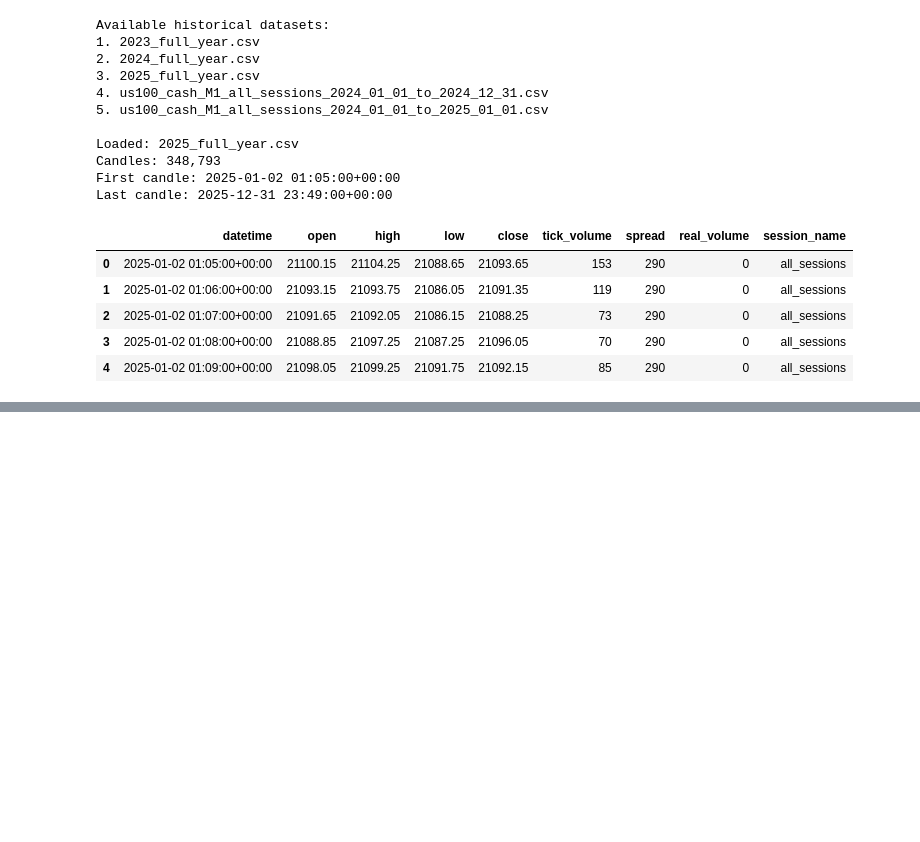
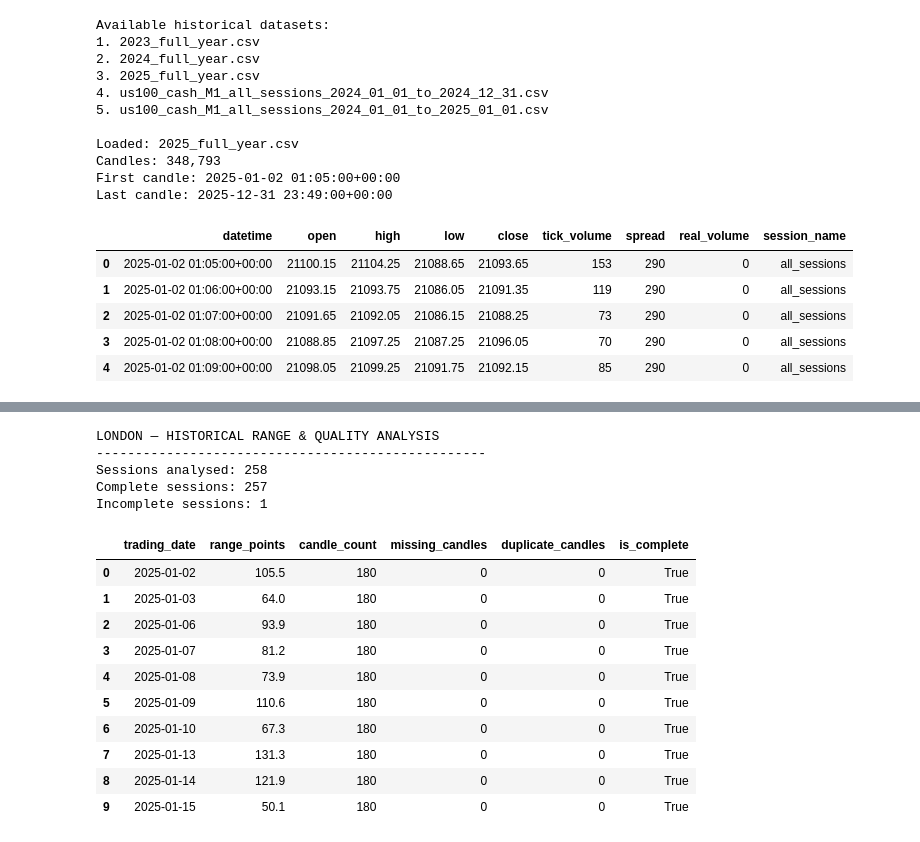
Before and after one commit to oa1013/candle-fetcher, a Jupyter notebook: notebooks/08_daily_session_range_analyzer.ipynb, the cells around one changed output, grey strips where cells are left out. Cells and saved outputs as stored; diff of their text form; code cells hidden in the pictures; blank space fills up the shorter version.

```diff
--- a/notebooks/08_daily_session_range_analyzer.ipynb
+++ b/notebooks/08_daily_session_range_analyzer.ipynb
@@ -71,0 +116,44 @@ Last candle: 2025-12-31 23:49:00+00:00
+# %%
+# Step 2.6 — London session ranges with data quality
+
+london_quality = calculate_session_ranges_with_quality(
+    df,
+    session_name="london",
+)
+
+print("LONDON — HISTORICAL RANGE & QUALITY ANALYSIS")
+print("-" * 50)
+
+print(f"Sessions analysed: {len(london_quality)}")
+print(f"Complete sessions: {int(london_quality['is_complete'].sum())}")
+print(f"Incomplete sessions: {int((~london_quality['is_complete']).sum())}")
+
+display(
+    london_quality[
+        [
+            "trading_date",
+            "range_points",
+            "candle_count",
+            "missing_candles",
+            "duplicate_candles",
+            "is_complete",
+        ]
+    ].head(10)
+)
+# %% [output]
+LONDON — HISTORICAL RANGE & QUALITY ANALYSIS
+--------------------------------------------------
+Sessions analysed: 258
+Complete sessions: 257
+Incomplete sessions: 1
+|  | trading_date | range_points | candle_count | missing_candles | duplicate_candles | is_complete |
+| 0 | 2025-01-02 | 105.5 | 180 | 0 | 0 | True |
+| 1 | 2025-01-03 | 64.0 | 180 | 0 | 0 | True |
+| 2 | 2025-01-06 | 93.9 | 180 | 0 | 0 | True |
+| 3 | 2025-01-07 | 81.2 | 180 | 0 | 0 | True |
+| 4 | 2025-01-08 | 73.9 | 180 | 0 | 0 | True |
+| 5 | 2025-01-09 | 110.6 | 180 | 0 | 0 | True |
+| 6 | 2025-01-10 | 67.3 | 180 | 0 | 0 | True |
+| 7 | 2025-01-13 | 131.3 | 180 | 0 | 0 | True |
+| 8 | 2025-01-14 | 121.9 | 180 | 0 | 0 | True |
+| 9 | 2025-01-15 | 50.1 | 180 | 0 | 0 | True |
```
Also changed, not shown: parts of 43 cells of this notebook.
